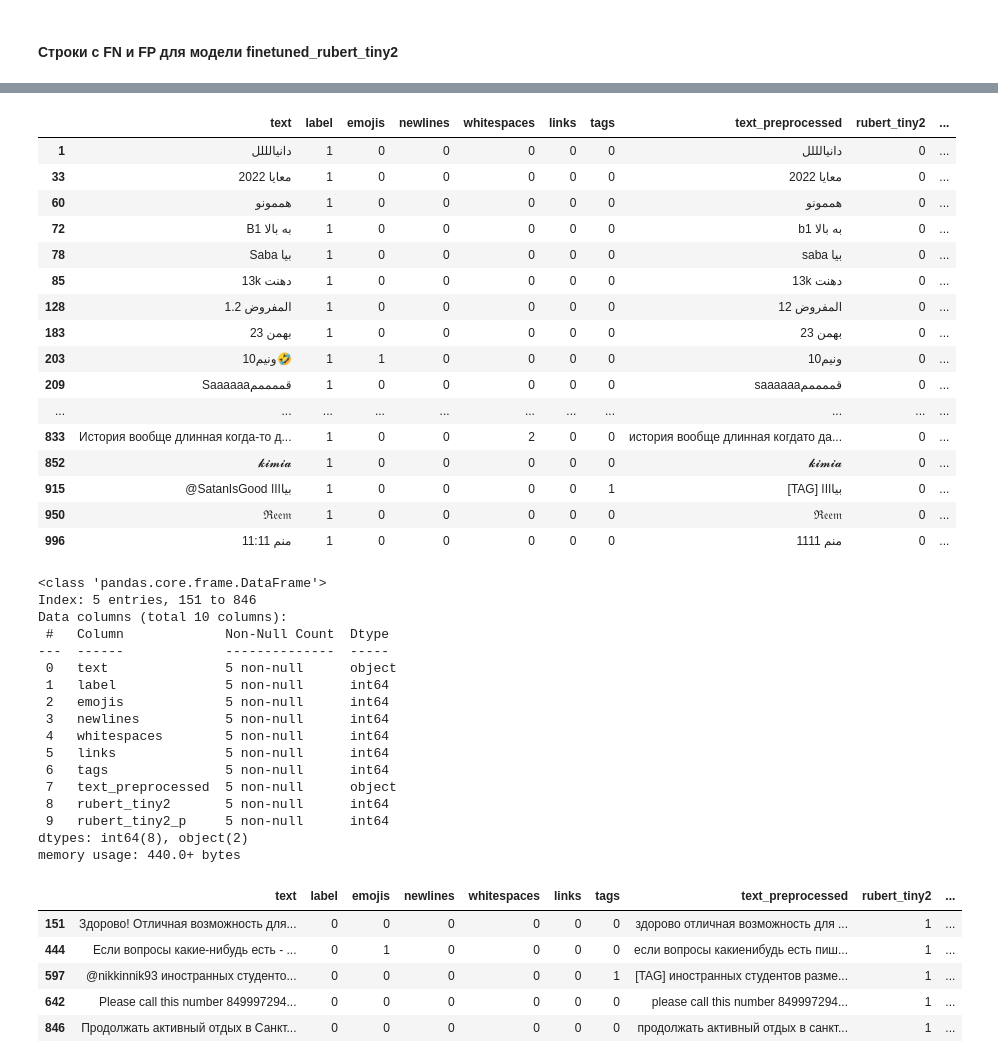
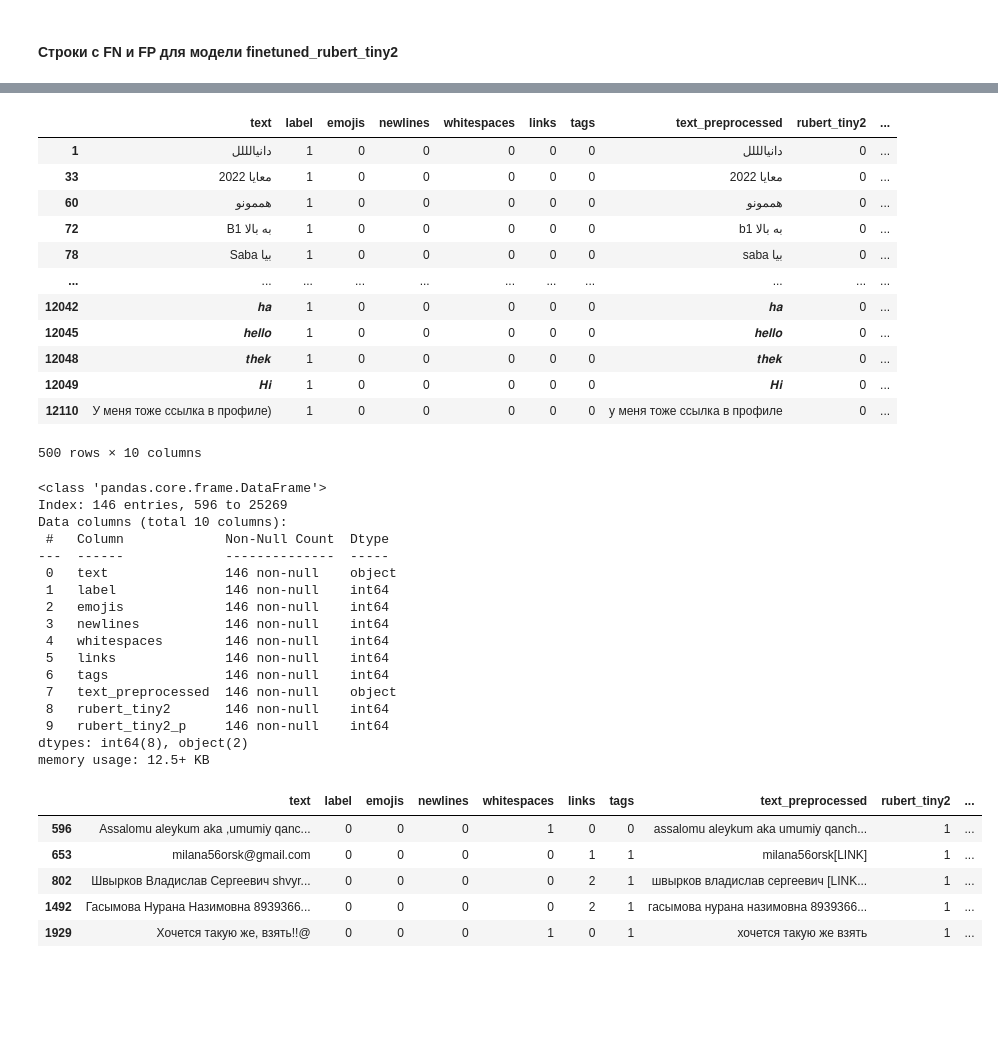
Before and after one commit to overklassniy/STANKIN_AntiSpam_Bot, a Jupyter notebook: ipynb/4. Дополнительные оценки.ipynb, the cells around one changed output, grey strips where cells are left out. Cells and saved outputs as stored; diff of their text form; code cells hidden in the pictures; blank space fills up the shorter version.

Commit message:
datasets and models updated

```diff
--- a/ipynb/4. Дополнительные оценки.ipynb
+++ b/ipynb/4. Дополнительные оценки.ipynb
@@ -66,7 +62,7 @@ parsed_lols_2023_short = parsed_lols_2023[:999]
 # %%
 df_spam = pd.DataFrame()
-df_spam['text'] = parsed_lols_2023_short
-df_spam['label'] = [1] * len(parsed_lols_2023_short)
+df_spam['text'] = parsed_lols_2023
+df_spam['label'] = [1] * len(parsed_lols_2023)
 # %%
 df_spam.head()
 # %% [output]
@@ -79,7 +75,7 @@ df_spam.head()
 # %% [markdown]
 ### Объединение данных
 # %%
-df_test = pd.concat([df_clear_short, df_spam])
+df_test = pd.concat([df_clear, df_spam])
 # %%
 df_test.info()
 # %% [output]
@@ -320,7 +316,7 @@ texts = list(deepcopy(df_test['text']))
 for text_i in range(len(texts)):
     temp = preprocess_text(texts[text_i])
     if not temp:
-        temp = np.NaN
+        temp = np.nan
     texts[text_i] = temp
 # %%
 texts
@@ -538,7 +534,7 @@ def bert_predict_batch(messages: list[str], classifier, threshold: float = 0.5)
 dataset = Dataset.from_pandas(df_test)
 
 for name, model_info in rubert_models.items():
-    rubert_results = bert_predict_batch(dataset["text"], model_info["classifier"], threshold=0.945)
+    rubert_results = bert_predict_batch(list(dataset["text"]), model_info["classifier"], threshold=0.945)
     df_test[name] = [pred[0] for pred in rubert_results]
 # %% [raw]
 for index, row in df_test.iterrows():
@@ -650,46 +686,42 @@ fn_rows.head(500)
 | 60 | هممونو | 1 | 0 | 0 | 0 | 0 | 0 | هممونو | 0 | ... |
 | 72 | B1 به بالا | 1 | 0 | 0 | 0 | 0 | 0 | b1 به بالا | 0 | ... |
 | 78 | Saba بیا | 1 | 0 | 0 | 0 | 0 | 0 | saba بیا | 0 | ... |
-| 85 | 13k دهنت | 1 | 0 | 0 | 0 | 0 | 0 | 13k دهنت | 0 | ... |
-| 128 | المفروض 1.2 | 1 | 0 | 0 | 0 | 0 | 0 | المفروض 12 | 0 | ... |
-| 183 | 23 بهمن | 1 | 0 | 0 | 0 | 0 | 0 | 23 بهمن | 0 | ... |
-| 203 | 10ونیم🤣 | 1 | 1 | 0 | 0 | 0 | 0 | 10ونیم | 0 | ... |
-| 209 | Saaaaaaقممممم | 1 | 0 | 0 | 0 | 0 | 0 | saaaaaaقممممم | 0 | ... |
 | ... | ... | ... | ... | ... | ... | ... | ... | ... | ... | ... |
-| 833 | История вообще длинная когда-то д... | 1 | 0 | 0 | 2 | 0 | 0 | история вообще длинная когдато да... | 0 | ... |
-| 852 | 𝓴𝓲𝓶𝓲𝓪 | 1 | 0 | 0 | 0 | 0 | 0 | 𝓴𝓲𝓶𝓲𝓪 | 0 | ... |
-| 915 | @SatanIsGood بیاااا | 1 | 0 | 0 | 0 | 0 | 1 | [TAG] بیاااا | 0 | ... |
-| 950 | ℜ𝔢𝔢𝔪 | 1 | 0 | 0 | 0 | 0 | 0 | ℜ𝔢𝔢𝔪 | 0 | ... |
-| 996 | منم 11:11 | 1 | 0 | 0 | 0 | 0 | 0 | منم 1111 | 0 | ... |
+| 12042 | 𝒉𝒂 | 1 | 0 | 0 | 0 | 0 | 0 | 𝒉𝒂 | 0 | ... |
+| 12045 | 𝒉𝒆𝒍𝒍𝒐 | 1 | 0 | 0 | 0 | 0 | 0 | 𝒉𝒆𝒍𝒍𝒐 | 0 | ... |
+| 12048 | 𝒕𝒉𝒆𝒌 | 1 | 0 | 0 | 0 | 0 | 0 | 𝒕𝒉𝒆𝒌 | 0 | ... |
+| 12049 | 𝑯𝒊 | 1 | 0 | 0 | 0 | 0 | 0 | 𝑯𝒊 | 0 | ... |
+| 12110 | У меня тоже ссылка в профиле) | 1 | 0 | 0 | 0 | 0 | 0 | у меня тоже ссылка в профиле | 0 | ... |
+500 rows × 10 columns
 # %%
 fp_rows.info()
 # %% [output]
 <class 'pandas.core.frame.DataFrame'>
-Index: 5 entries, 151 to 846
+Index: 146 entries, 596 to 25269
 Data columns (total 10 columns):
  #   Column             Non-Null Count  Dtype
 ---  ------             --------------  -----
- 0   text               5 non-null      object
- 1   label              5 non-null      int64
- 2   emojis             5 non-null      int64
- 3   newlines           5 non-null      int64
- 4   whitespaces        5 non-null      int64
- 5   links              5 non-null      int64
- 6   tags               5 non-null      int64
- 7   text_preprocessed  5 non-null      object
- 8   rubert_tiny2       5 non-null      int64
- 9   rubert_tiny2_p     5 non-null      int64
+ 0   text               146 non-null    object
+ 1   label              146 non-null    int64
+ 2   emojis             146 non-null    int64
+ 3   newlines           146 non-null    int64
+ 4   whitespaces        146 non-null    int64
+ 5   links              146 non-null    int64
+ 6   tags               146 non-null    int64
+ 7   text_preprocessed  146 non-null    object
+ 8   rubert_tiny2       146 non-null    int64
+ 9   rubert_tiny2_p     146 non-null    int64
 dtypes: int64(8), object(2)
-memory usage: 440.0+ bytes
+memory usage: 12.5+ KB
 # %%
-fp_rows.head(500)
+fp_rows.head()
 # %% [output]
 |  | text | label | emojis | newlines | whitespaces | links | tags | text_preprocessed | rubert_tiny2 | ... |
-| 151 | Здорово! Отличная возможность для... | 0 | 0 | 0 | 0 | 0 | 0 | здорово отличная возможность для ... | 1 | ... |
-| 444 | Если вопросы какие-нибудь есть - ... | 0 | 1 | 0 | 0 | 0 | 0 | если вопросы какиенибудь есть пиш... | 1 | ... |
-| 597 | @nikkinnik93 иностранных студенто... | 0 | 0 | 0 | 0 | 0 | 1 | [TAG] иностранных студентов разме... | 1 | ... |
-| 642 | Please call this number 849997294... | 0 | 0 | 0 | 0 | 0 | 0 | please call this number 849997294... | 1 | ... |
-| 846 | Продолжать активный отдых в Санкт... | 0 | 0 | 0 | 0 | 0 | 0 | продолжать активный отдых в санкт... | 1 | ... |
+| 596 | Assalomu aleykum aka ,umumiy qanc... | 0 | 0 | 0 | 1 | 0 | 0 | assalomu aleykum aka umumiy qanch... | 1 | ... |
+| 653 | milana56orsk@gmail.com | 0 | 0 | 0 | 0 | 1 | 1 | milana56orsk[LINK] | 1 | ... |
+| 802 | Швырков Владислав Сергеевич shvyr... | 0 | 0 | 0 | 0 | 2 | 1 | швырков владислав сергеевич [LINK... | 1 | ... |
+| 1492 | Гасымова Нурана Назимовна 8939366... | 0 | 0 | 0 | 0 | 2 | 1 | гасымова нурана назимовна 8939366... | 1 | ... |
+| 1929 | Хочется такую же, взять!!@ | 0 | 0 | 0 | 1 | 0 | 1 | хочется такую же взять | 1 | ... |
 # %%
 fp_rows[['text', 'label']].to_dict('records')
 # %% [output]
```
Also changed, not shown: parts of 24 cells of this notebook, 7 other files.
